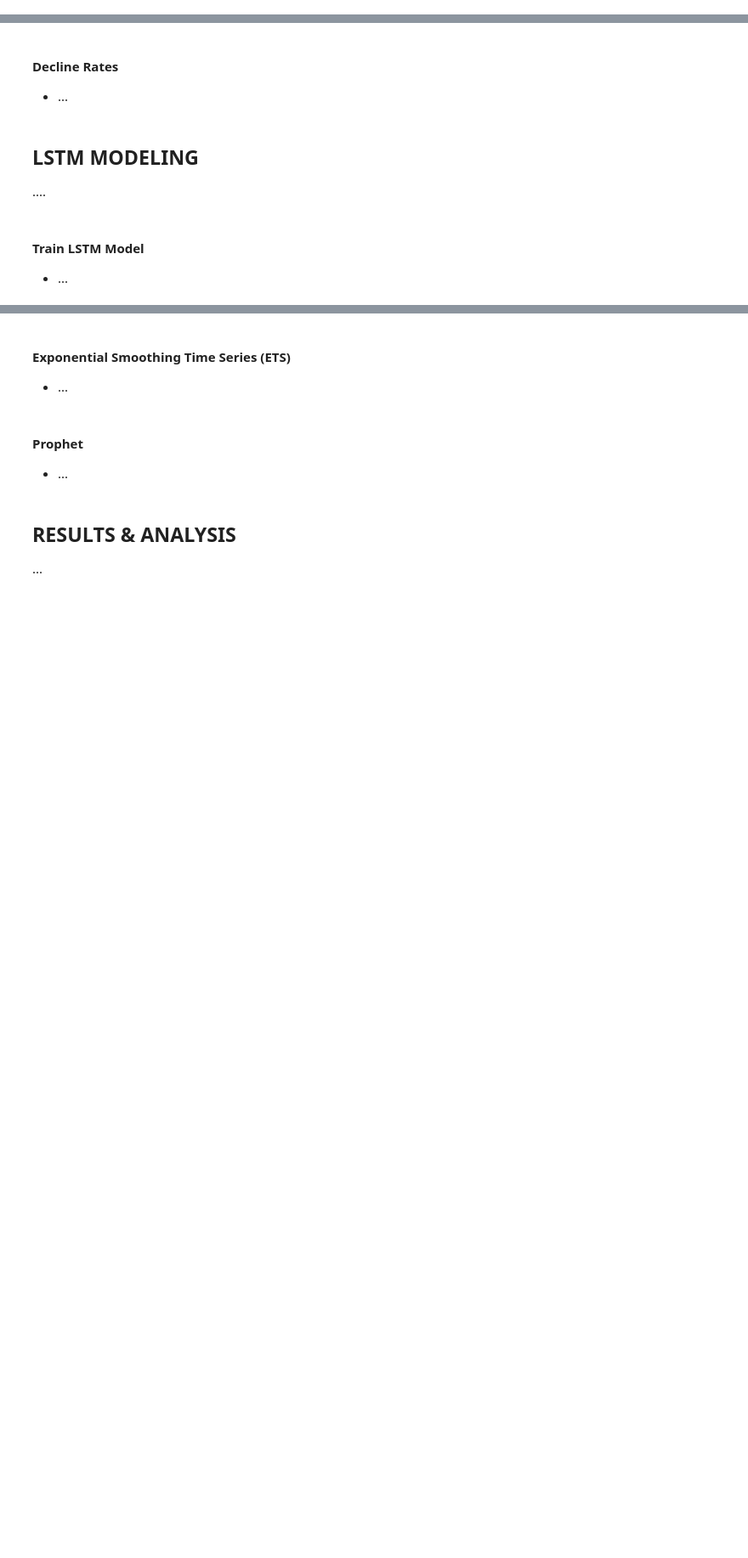
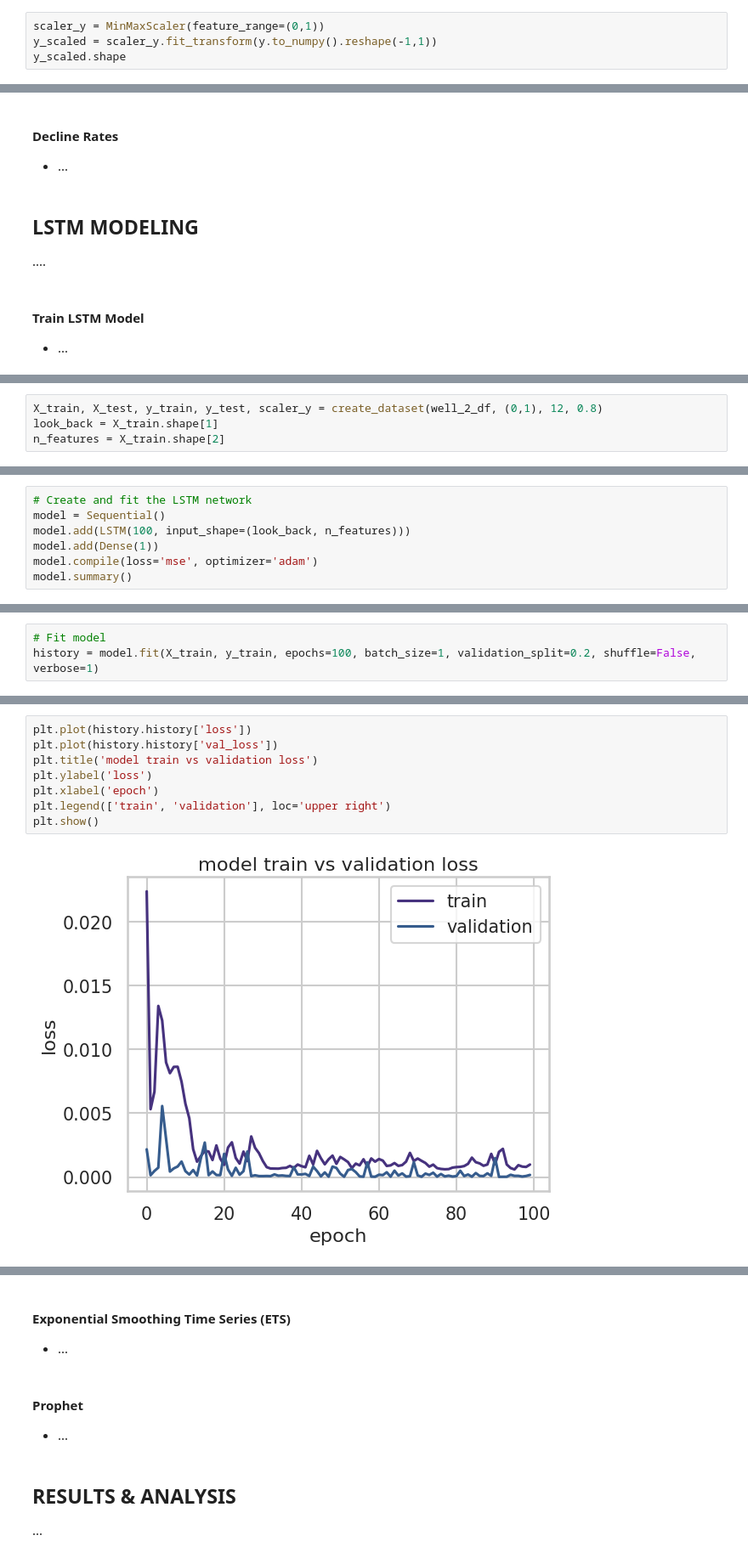
Before and after one commit to ryan-bulger/5511-Final-Project, a Jupyter notebook: lstm-oil-production-forecasting.ipynb, the cells around one changed output, grey strips where cells are left out. Shown at 85% size. Drawn from its saved outputs; the diff is of its cells as text; blank space fills up the shorter version.

Commit message:
testing lstm

```diff
--- a/lstm-oil-production-forecasting.ipynb
+++ b/lstm-oil-production-forecasting.ipynb
@@ -853,0 +825,4 @@ split_summary
+# %%
+scaler_y = MinMaxScaler(feature_range=(0,1))
+y_scaled = scaler_y.fit_transform(y.to_numpy().reshape(-1,1))
+y_scaled.shape
@@ -1104,0 +911,4 @@ record_lstm_performance(result)
+# %%
+X_train, X_test, y_train, y_test, scaler_y = create_dataset(well_2_df, (0,1), 12, 0.8)
+look_back = X_train.shape[1]
+n_features = X_train.shape[2]
@@ -1104,0 +917,7 @@ record_lstm_performance(result)
+# %%
+# Create and fit the LSTM network
+model = Sequential()
+model.add(LSTM(100, input_shape=(look_back, n_features)))
+model.add(Dense(1))
+model.compile(loss='mse', optimizer='adam')
+model.summary()
@@ -1104,0 +936,3 @@ record_lstm_performance(result)
+# %%
+# Fit model
+history = model.fit(X_train, y_train, epochs=100, batch_size=1, validation_split=0.2, shuffle=False, verbose=1)
@@ -1104,0 +960,10 @@ record_lstm_performance(result)
+# %%
+plt.plot(history.history['loss'])
+plt.plot(history.history['val_loss'])
+plt.title('model train vs validation loss')
+plt.ylabel('loss')
+plt.xlabel('epoch')
+plt.legend(['train', 'validation'], loc='upper right')
+plt.show()
+# %% [output]
+[figure, added]
```
Also changed, not shown: parts of 29 cells of this notebook, 1 other file.
